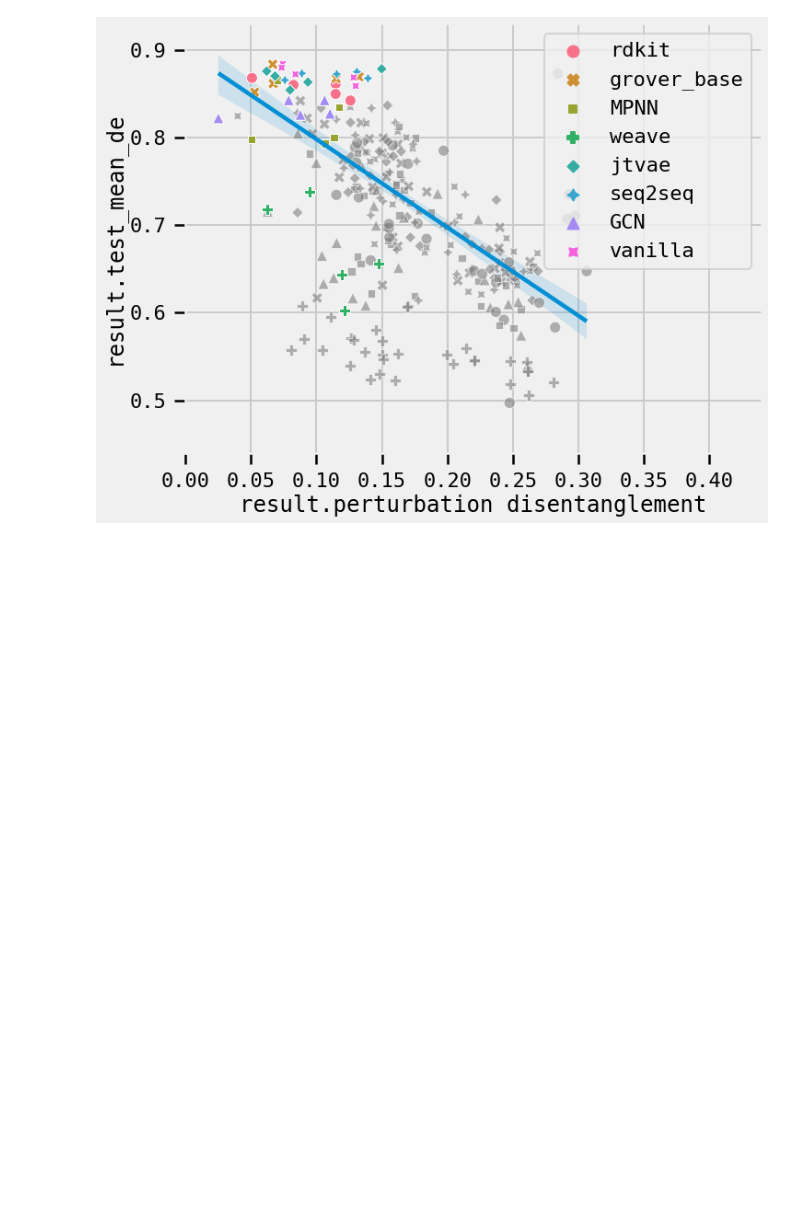
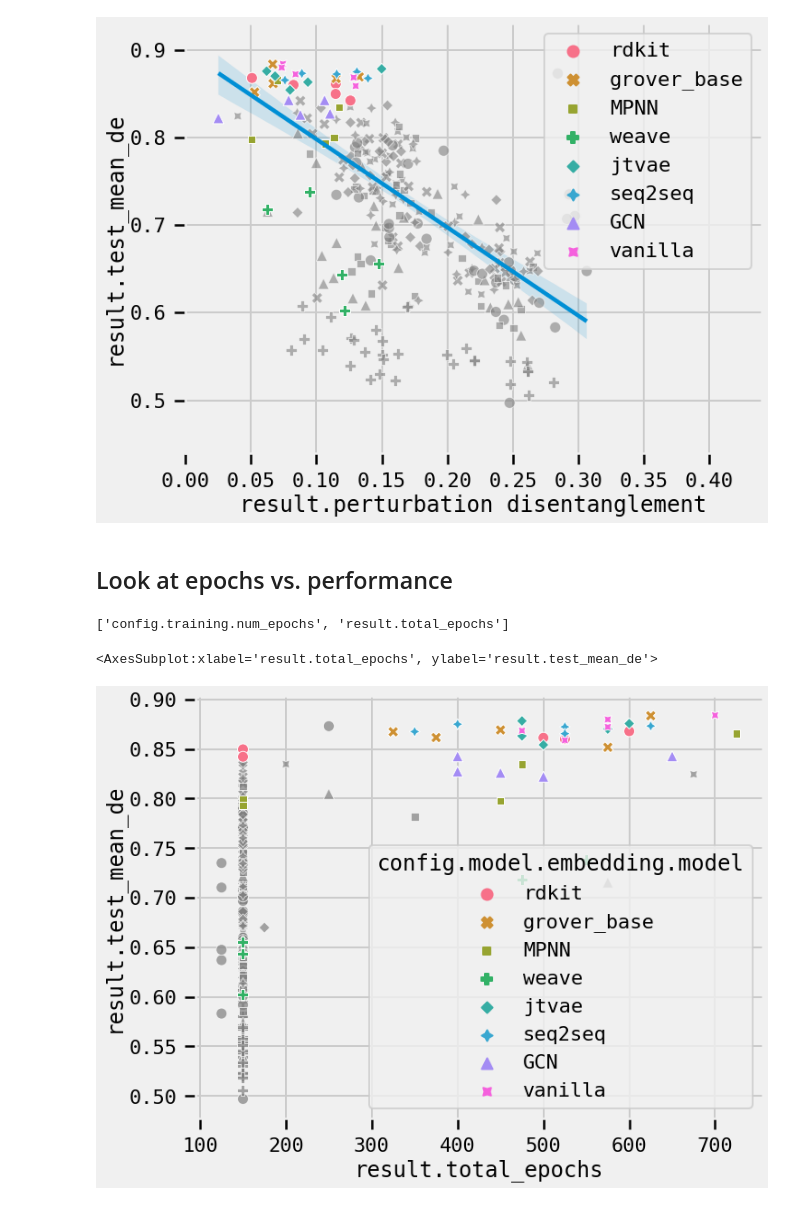
Before and after one commit to theislab/chemCPA, a Jupyter notebook: experiments/lincs_rdkit_hparam/analyze_lincs_all_embeddings_hparam.ipynb, the cells around one changed output. Saved outputs shown, nothing was run; the diff lists cells and outputs as text; code cells hidden in the pictures; blank space fills up the shorter version.

Commit message:
Add epochs vs performance plot

```diff
--- a/experiments/lincs_rdkit_hparam/analyze_lincs_all_embeddings_hparam.ipynb
+++ b/experiments/lincs_rdkit_hparam/analyze_lincs_all_embeddings_hparam.ipynb
@@ -385,3 +385,16 @@ ax.legend(loc='best')
 # %% [output]
 <matplotlib.legend.Legend at 0x...>
 [figure]
+# %% [markdown]
+## Look at epochs vs. performance
+# %%
+[c for c in results_clean.columns if 'epochs' in c]
+# %% [output]
+['config.training.num_epochs', 'result.total_epochs']
+# %%
+fig, ax = plt.subplots(figsize=(10,8))
+sns.scatterplot(data=results_clean, x='result.total_epochs', y='result.test_mean_de', ax=ax, style="config.model.embedding.model", color='grey', alpha=0.7, legend=None)
+sns.scatterplot(data=best, x='result.total_epochs', y='result.test_mean_de', ax=ax, style="config.model.embedding.model", hue="config.model.embedding.model")
+# %% [output]
+<AxesSubplot:xlabel='result.total_epochs', ylabel='result.test_mean_de'>
+[figure, added]
```
Also changed, not shown: 1 other file.
